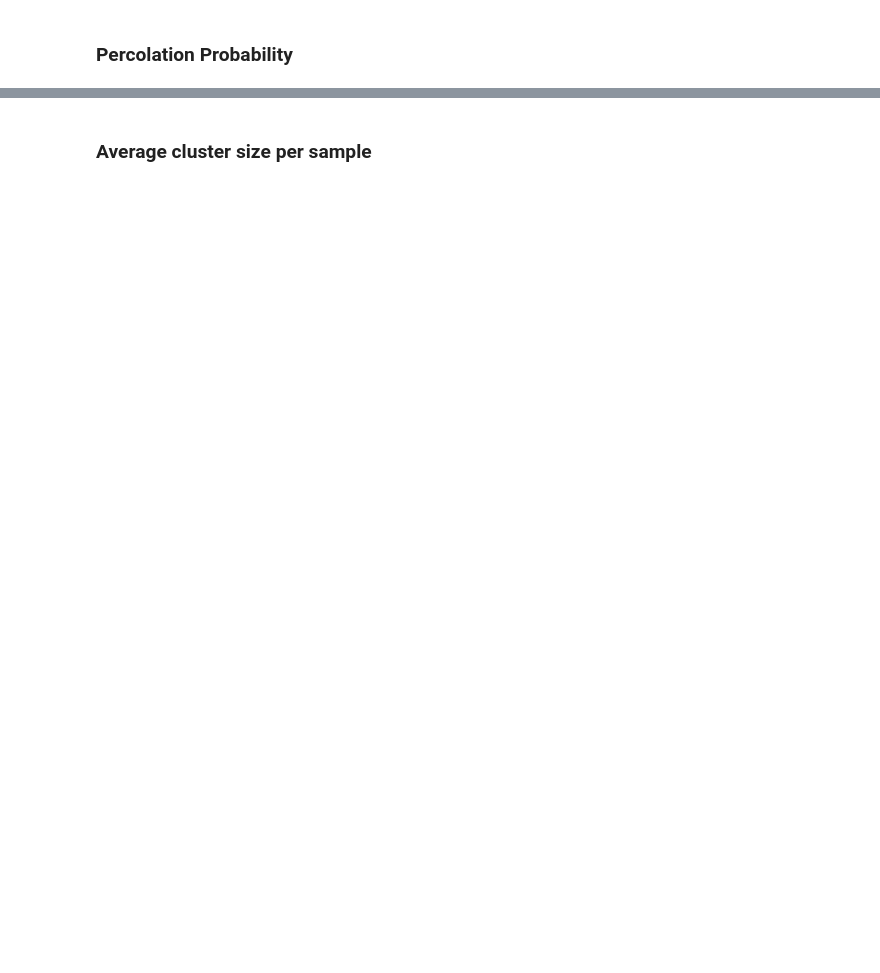
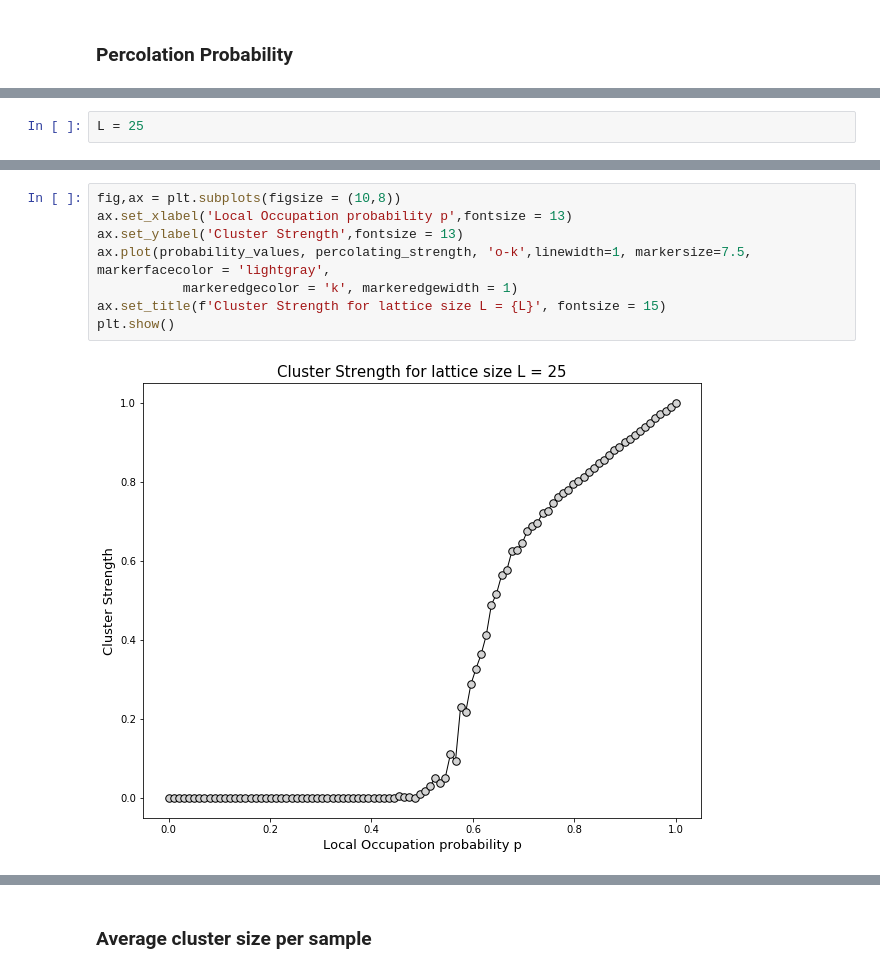
Before and after one commit to erikperez20/Computational_Condensed_Matter_Physics, a Jupyter notebook: Percolation.ipynb, the cells around one changed output, grey strips where cells are left out. Saved outputs shown, nothing was run; the diff lists cells and outputs as text; blank space fills up the shorter version.

```diff
--- a/Percolation.ipynb
+++ b/Percolation.ipynb
@@ -310,0 +363,2 @@ plt.show()
+# %%
+L = 25
@@ -310,0 +384,10 @@ plt.show()
+# %%
+fig,ax = plt.subplots(figsize = (10,8))
+ax.set_xlabel('Local Occupation probability p',fontsize = 13)
+ax.set_ylabel('Cluster Strength',fontsize = 13)
+ax.plot(probability_values, percolating_strength, 'o-k',linewidth=1, markersize=7.5, markerfacecolor = 'lightgray',
+           markeredgecolor = 'k', markeredgewidth = 1)
+ax.set_title(f'Cluster Strength for lattice size L = {L}', fontsize = 15)
+plt.show()
+# %% [output]
+[figure, added]
```
Also changed, not shown: parts of 18 cells of this notebook.
